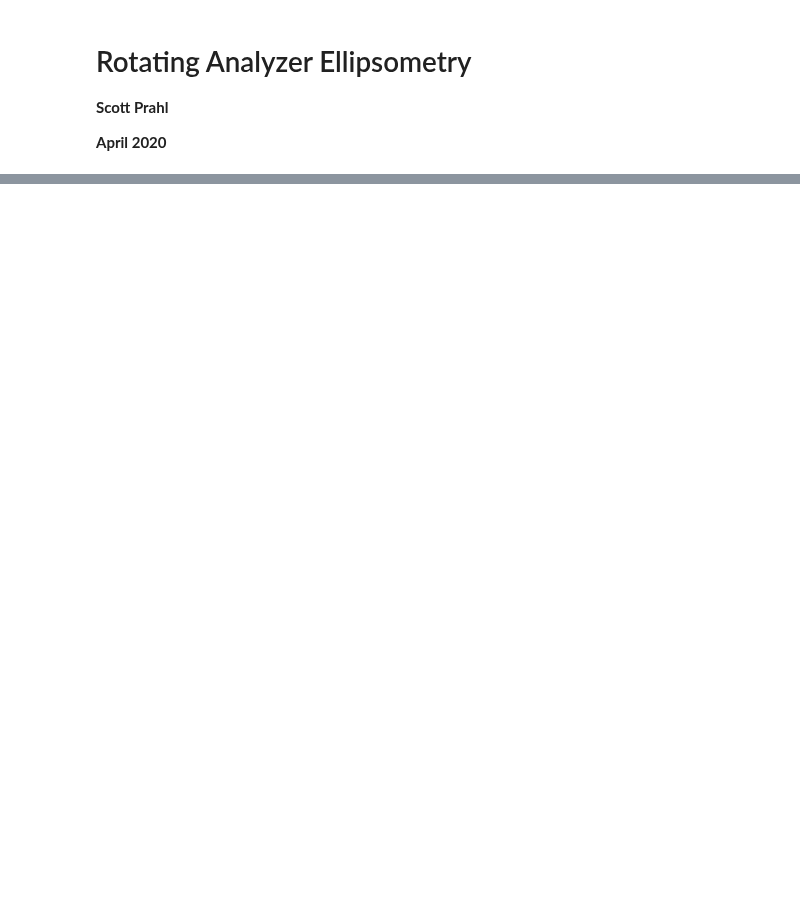
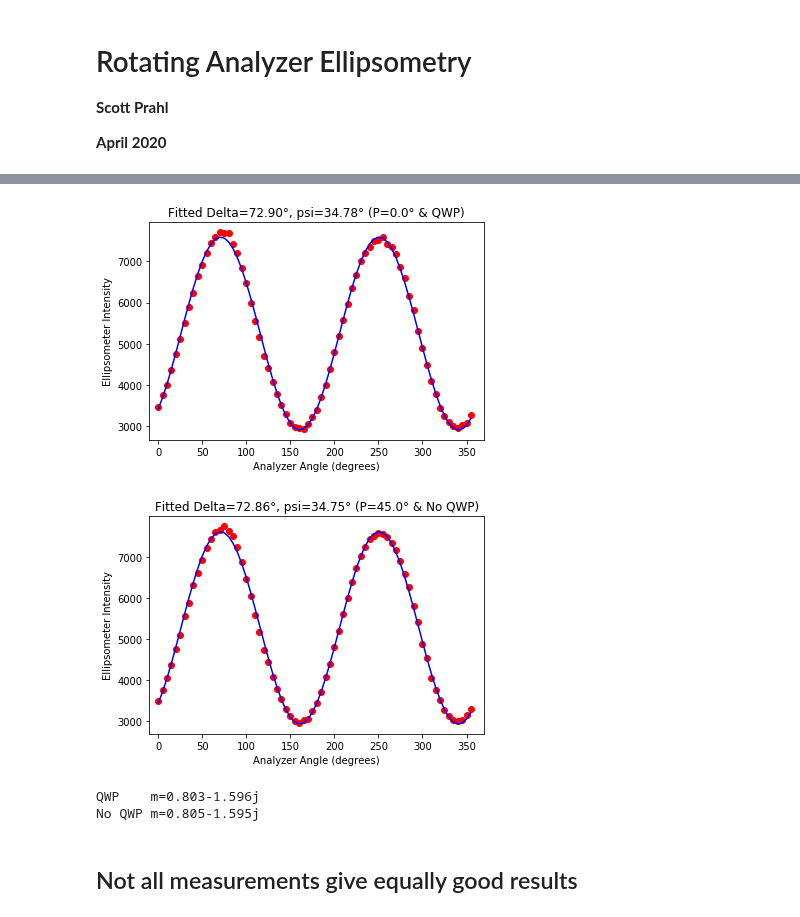
Before and after one commit to scottprahl/pypolar, a Jupyter notebook: docs/10c-Ellipsometry.ipynb, the cells around one changed output, grey strips where cells are left out. Cells and saved outputs as stored; diff of their text form; code cells hidden in the pictures; blank space fills up the shorter version.

```diff
--- a/docs/10c-Ellipsometry.ipynb
+++ b/docs/10c-Ellipsometry.ipynb
@@ -296,0 +418,52 @@ plt.show()
+# %%
+# Experimental Conditions
+th=70                   # angle of incidence (degrees)
+theta_i = np.radians(th)  # angle of incidence (radians)
+
+# Generate 72 intensities based on experimental conditions
+# On reflected intensity for each angle of the rotating analyzer
+phi_deg = np.linspace(0,360,num=72,endpoint=False)
+phi = np.radians(phi_deg)
+
+theta_p=0
+signal = np.array([3477,3768,4009,4371,4744,5126,5512,5891,6243,6635,6908,7209,7443,7582,7705,7684,7675,7415,7209,6845,6465,5996,5562,5166,4718,4420,4086,3782,3524,3292,3076,2993,2956,2948,3067,3230,3408,3711,4000,4389,4793,5193,5585,5973,6364,6667,7010,7206,7352,7492,7505,7588,7432,7338,7169,6855,6604,6162,5813,5315,4907,4501,4091,3784,3457,3246,3097,3012,2960,3046,3092,3268])
+rho = ell.rho_from_rotating_analyzer_data(phi, signal, theta_p, QWP=True)
+
+# Show the fit
+fit = ell.rotating_analyzer_signal_from_rho(phi,rho,theta_p,average=signal.mean(),QWP=True)
+plt.plot(phi_deg,signal,'or')
+plt.plot(phi_deg,fit,color="blue")
+psi = np.degrees(np.arctan(np.abs(rho)))
+plt.title("Fitted Delta=%.2f°, psi=%.2f° (P=%.1f° & QWP)" % (np.degrees(np.angle(rho)), psi, np.degrees(theta_p)))
+plt.xlabel("Analyzer Angle (degrees)")
+plt.ylabel("Ellipsometer Intensity")
+plt.xlim(-10,370)
+plt.show()
+
+m_qwp = ell.m_from_rho(rho, theta_i)
+
+theta_p = np.pi/4
+signal = np.array([3474,3752,4056,4357,4760,5094,5559,5890,6317,6612,6923,7223,7454,7607,7671,7757,7644,7528,7254,6883,6469,6051,5591,5178,4734,4445,4076,3774,3524,3283,3121,2997,2941,3008,3037,3238,3433,3712,4068,4391,4813,5205,5617,5992,6405,6734,7021,7253,7449,7509,7587,7569,7495,7344,7184,6909,6584,6264,5806,5405,4884,4525,4052,3748,3509,3265,3113,3007,2998,3020,3129,3285])
+rho = ell.rho_from_rotating_analyzer_data(phi, signal, theta_p, QWP=False)
+
+fit = ell.rotating_analyzer_signal_from_rho(phi, rho, theta_p, average=signal.mean())
+plt.plot(phi_deg,signal,'or')
+plt.plot(phi_deg,fit,color="blue")
+psi = np.degrees(np.arctan(np.abs(rho)))
+plt.title("Fitted Delta=%.2f°, psi=%.2f° (P=%.1f° & No QWP)" % (np.degrees(np.angle(rho)), psi, np.degrees(theta_p)))
+plt.xlabel("Analyzer Angle (degrees)")
+plt.ylabel("Ellipsometer Intensity")
+plt.xlim(-10,370)
+plt.show()
+
+m_no_qwp = ell.m_from_rho(rho, theta_i)
+
+print("QWP    m=%.3f%+.3fj" % (m_qwp.real,m_qwp.imag))
+print("No QWP m=%.3f%+.3fj" % (m_no_qwp.real,m_no_qwp.imag))
+# %% [output]
+[figure, added]
+[figure, added]
+QWP    m=0.803-1.596j
+No QWP m=0.805-1.595j
+# %% [markdown]
+## Not all measurements give equally good results
```
Also changed, not shown: parts of 17 cells of this notebook.
